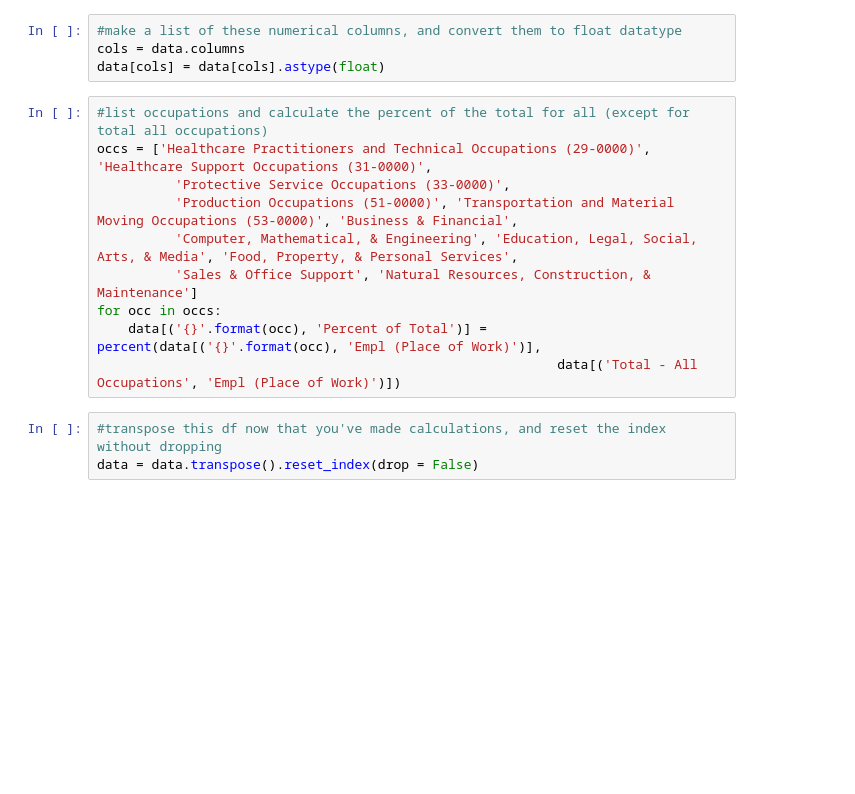
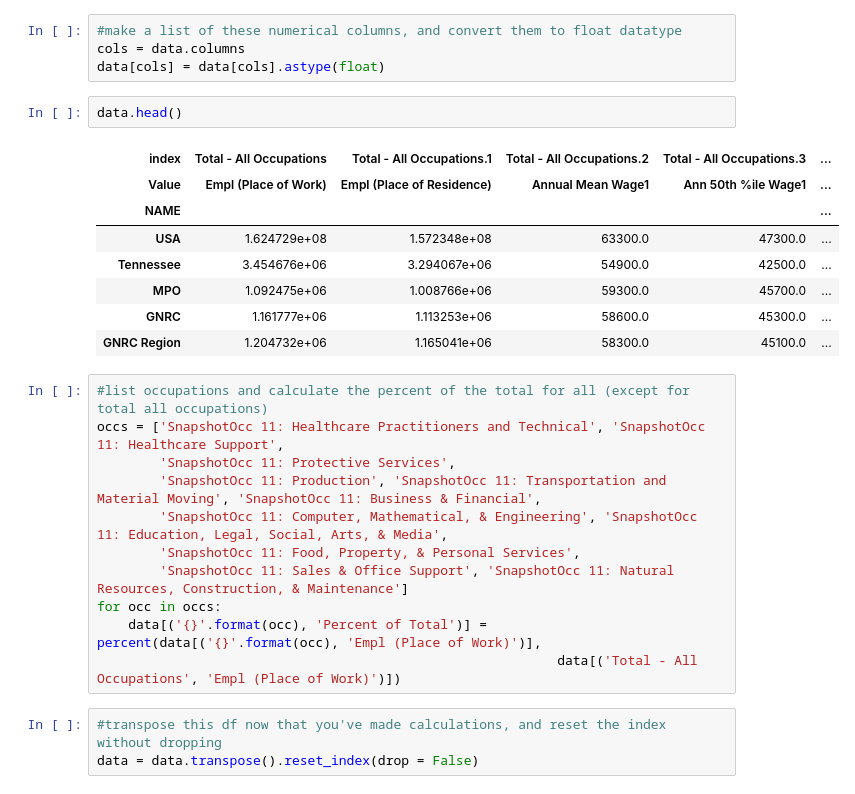
Before and after one commit to Greater-Nashville-Regional-Council/Data-Pipelines, a Jupyter notebook: Notebooks/2. Download Formatting & Transformations/JobsEQ Outlook Datasets.ipynb, the cells around one changed output. Saved outputs shown, nothing was run; the diff lists cells and outputs as text; blank space fills up the shorter version.

```diff
--- a/Notebooks/2. Download Formatting & Transformations/JobsEQ Outlook Datasets.ipynb
+++ b/Notebooks/2. Download Formatting & Transformations/JobsEQ Outlook Datasets.ipynb
@@ -84,13 +89,25 @@ data = data.set_index(['index', 'Value']).transpose().fillna(0)
 #make a list of these numerical columns, and convert them to float datatype
 cols = data.columns
 data[cols] = data[cols].astype(float)
+# %%
+data.head()
+# %% [output]
+| index | Total - All Occupations | Total - All Occupations.1 | Total - All Occupations.2 | Total - All Occupations.3 | ... |
+| Value | Empl (Place of Work) | Empl (Place of Residence) | Annual Mean Wage1 | Ann 50th %ile Wage1 | ... |
+| NAME |  |  |  |  | ... |
+| USA | 1.624729e+08 | 1.572348e+08 | 63300.0 | 47300.0 | ... |
+| Tennessee | 3.454676e+06 | 3.294067e+06 | 54900.0 | 42500.0 | ... |
+| MPO | 1.092475e+06 | 1.008766e+06 | 59300.0 | 45700.0 | ... |
+| GNRC | 1.161777e+06 | 1.113253e+06 | 58600.0 | 45300.0 | ... |
+| GNRC Region | 1.204732e+06 | 1.165041e+06 | 58300.0 | 45100.0 | ... |
 # %%
 #list occupations and calculate the percent of the total for all (except for total all occupations)
-occs = ['Healthcare Practitioners and Technical Occupations (29-0000)', 'Healthcare Support Occupations (31-0000)',
-          'Protective Service Occupations (33-0000)',
-          'Production Occupations (51-0000)', 'Transportation and Material Moving Occupations (53-0000)', 'Business & Financial',
-          'Computer, Mathematical, & Engineering', 'Education, Legal, Social, Arts, & Media', 'Food, Property, & Personal Services',
-          'Sales & Office Support', 'Natural Resources, Construction, & Maintenance']
+occs = ['SnapshotOcc 11: Healthcare Practitioners and Technical', 'SnapshotOcc 11: Healthcare Support',
+        'SnapshotOcc 11: Protective Services',
+        'SnapshotOcc 11: Production', 'SnapshotOcc 11: Transportation and Material Moving', 'SnapshotOcc 11: Business & Financial',
+        'SnapshotOcc 11: Computer, Mathematical, & Engineering', 'SnapshotOcc 11: Education, Legal, Social, Arts, & Media',
+        'SnapshotOcc 11: Food, Property, & Personal Services',
+        'SnapshotOcc 11: Sales & Office Support', 'SnapshotOcc 11: Natural Resources, Construction, & Maintenance']
 for occ in occs:
     data[('{}'.format(occ), 'Percent of Total')] = percent(data[('{}'.format(occ), 'Empl (Place of Work)')],
                                                            data[('Total - All Occupations', 'Empl (Place of Work)')])
```
Also changed, not shown: parts of 19 cells of this notebook, 3 other files.
